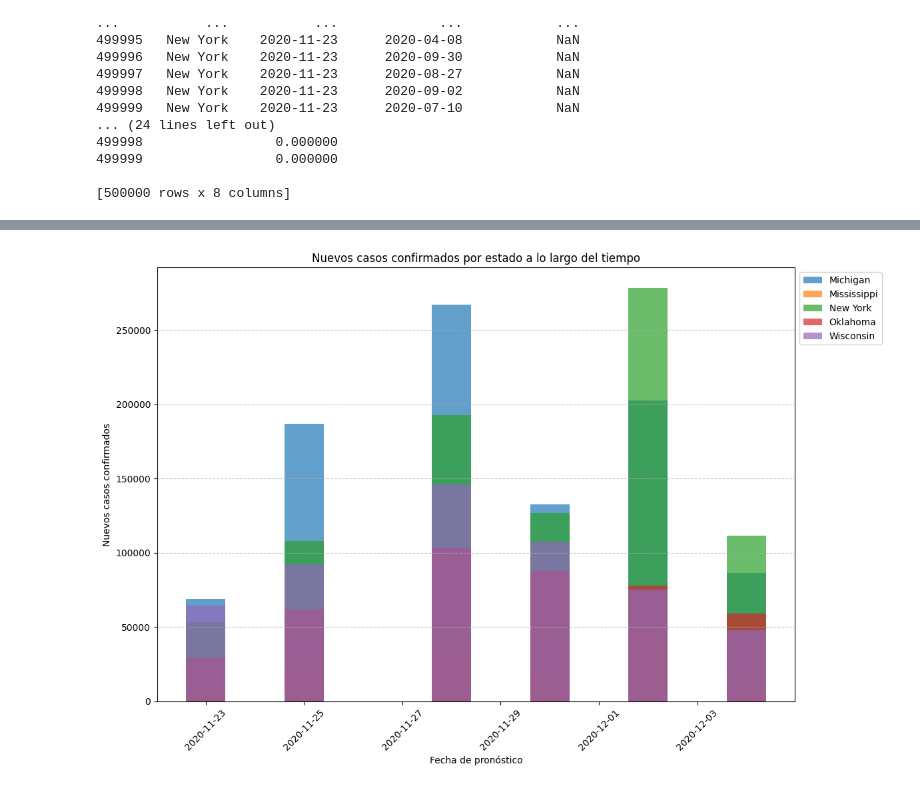
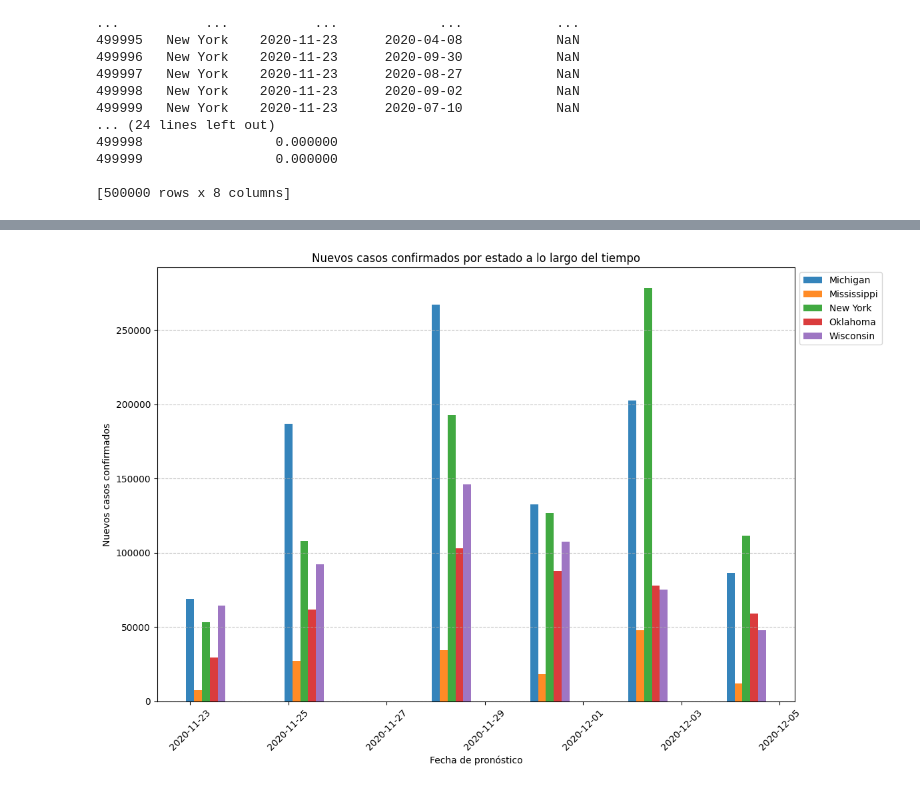
Before and after one commit to Ivancillo123/solemne_1_Mineria_de_Datos, a Jupyter notebook: prueba.ipynb, the cells around one changed output, grey strips where cells are left out. Drawn from its saved outputs; the diff is of its cells as text; code cells hidden in the pictures.

```diff
--- a/prueba.ipynb
+++ b/prueba.ipynb
@@ -232,26 +232,31 @@ Length: 6, dtype: dbdate
 # %%
-
+import matplotlib.pyplot as plt
+import pandas as pd
 
 # Convertir la columna 'forecast_date' a tipo de dato datetime
 new_datos['forecast_date'] = pd.to_datetime(new_datos['forecast_date'])
 
 # Agrupar por estado y fecha de pronóstico, sumando los nuevos casos confirmados
 grouped_data = new_datos.groupby(['state_name', 'forecast_date'])['new_confirmed'].sum().reset_index()
 
 # Crear un gráfico de barras para cada estado
 plt.figure(figsize=(12, 8))
-for state in grouped_data['state_name'].unique():
+states = grouped_data['state_name'].unique()
+bar_width = 0.8 / len(states)  # Ancho de las barras, distribuido uniformemente para cada estado
+
+for i, state in enumerate(states):
     state_data = grouped_data[grouped_data['state_name'] == state]
-    plt.bar(state_data['forecast_date'], state_data['new_confirmed'], label=state, alpha=0.7)
+    x_values = state_data['forecast_date'] + pd.DateOffset(days=i*bar_width)  # Ajustar la posición de las barras
+    plt.bar(x_values, state_data['new_confirmed'], width=bar_width, label=state, alpha=0.9)
 
 # Configurar el gráfico
 plt.title('Nuevos casos confirmados por estado a lo largo del tiempo')
 plt.xlabel('Fecha de pronóstico')
 plt.ylabel('Nuevos casos confirmados')
 plt.xticks(rotation=45)
 plt.legend(loc='upper left', bbox_to_anchor=(1, 1))  # Colocar la leyenda fuera del gráfico
 plt.grid(axis='y', linestyle='--', alpha=0.7)  # Agregar rejilla solo en el eje y
 plt.tight_layout()
 plt.show()
 # %% [output]
-[figure, old version]
+[figure, new version]
```
Also changed, not shown: parts of 23 cells of this notebook, 1 other file.
